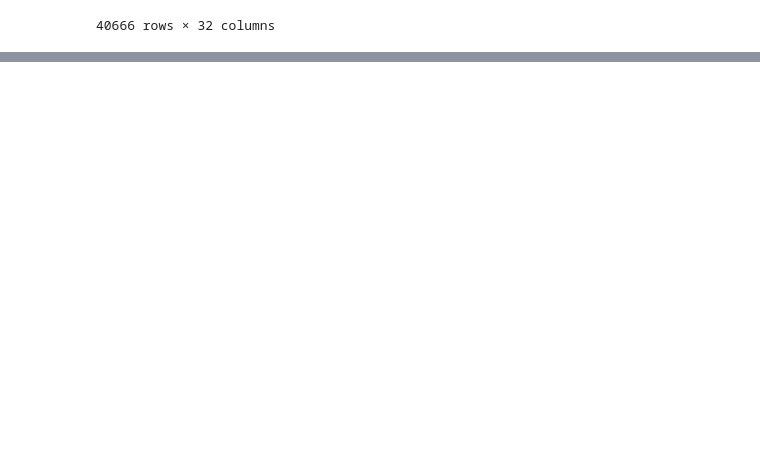
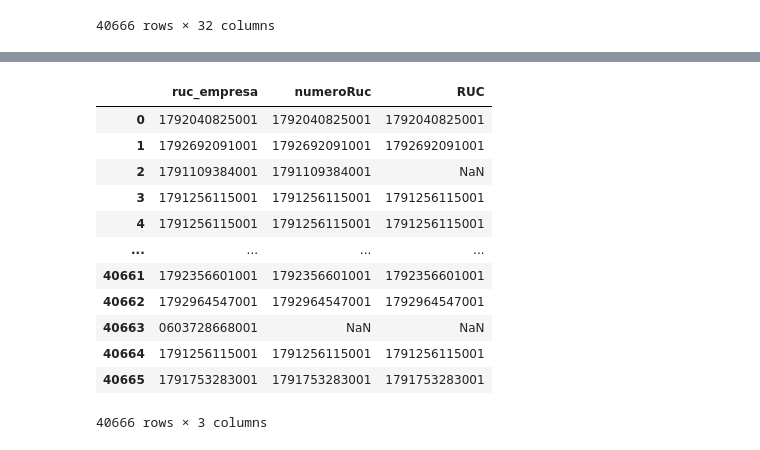
Before and after one commit to Cmenesess/TawsDatathon, a Jupyter notebook: notebooks/2_manipulacion.ipynb, the cells around one changed output, grey strips where cells are left out. Saved outputs shown, nothing was run; the diff lists cells and outputs as text; code cells hidden in the pictures; blank space fills up the shorter version.

```diff
--- a/notebooks/2_manipulacion.ipynb
+++ b/notebooks/2_manipulacion.ipynb
@@ -76,0 +114,4 @@ df
+# %%
+df3 = df3.rename(index=str, columns={"PAÍS": "PAÍS_CIA", "REGIÓN": "REGIÓN_CIA", "CANTÓN": "CANTÓN_CIA", "CIUDAD":"CIUDAD_NEW"})
+# %%
+df3.drop(['No. FILA'], axis=1, inplace=True)
@@ -76,0 +135,5 @@ df
+# %%
+df3['RUC'] = df3['RUC'].apply(str)
+# %%
+df = df.merge(df3, how='left', left_on="ruc_empresa", right_on="RUC")
+df
@@ -76,0 +154,16 @@ df
+# %%
+df[["ruc_empresa", "numeroRuc", "RUC"]]
+# %% [output]
+|  | ruc_empresa | numeroRuc | RUC |
+| 0 | 1792040825001 | 1792040825001 | 1792040825001 |
+| 1 | 1792692091001 | 1792692091001 | 1792692091001 |
+| 2 | 1791109384001 | 1791109384001 | NaN |
+| 3 | 1791256115001 | 1791256115001 | 1791256115001 |
+| 4 | 1791256115001 | 1791256115001 | 1791256115001 |
+| ... | ... | ... | ... |
+| 40661 | 1792356601001 | 1792356601001 | 1792356601001 |
+| 40662 | 1792964547001 | 1792964547001 | 1792964547001 |
+| 40663 | 0603728668001 | NaN | NaN |
+| 40664 | 1791256115001 | 1791256115001 | 1791256115001 |
+| 40665 | 1791753283001 | 1791753283001 | 1791753283001 |
+40666 rows × 3 columns
```
Also changed, not shown: parts of 9 cells of this notebook, 2 other files.
